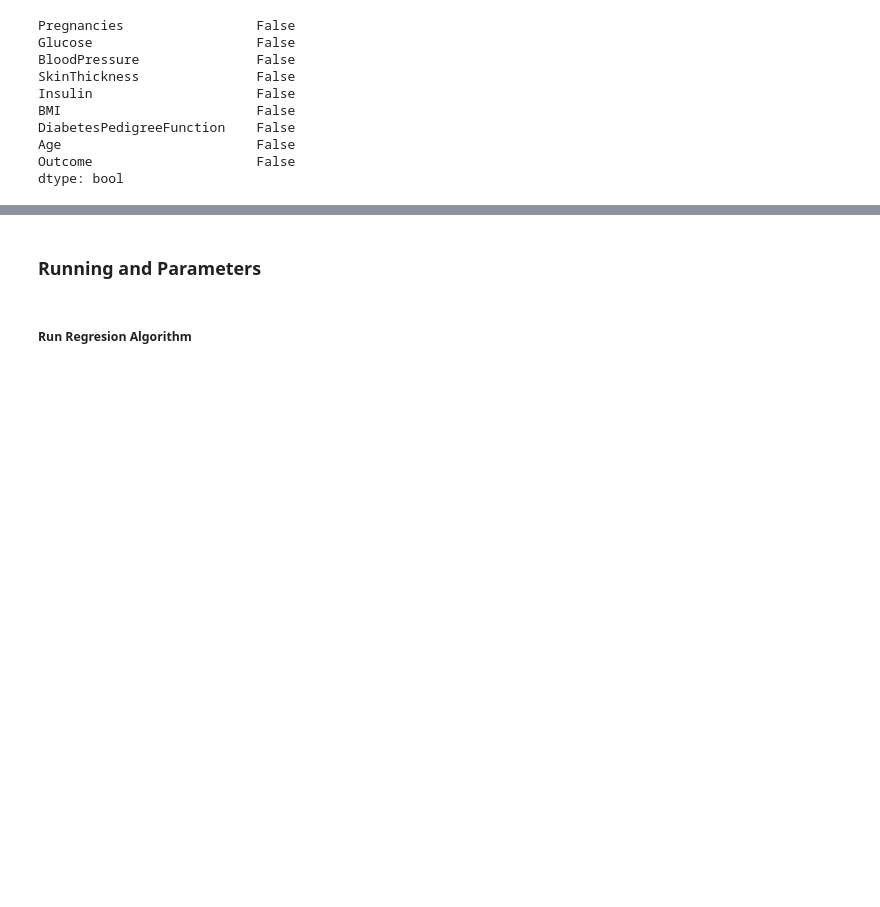
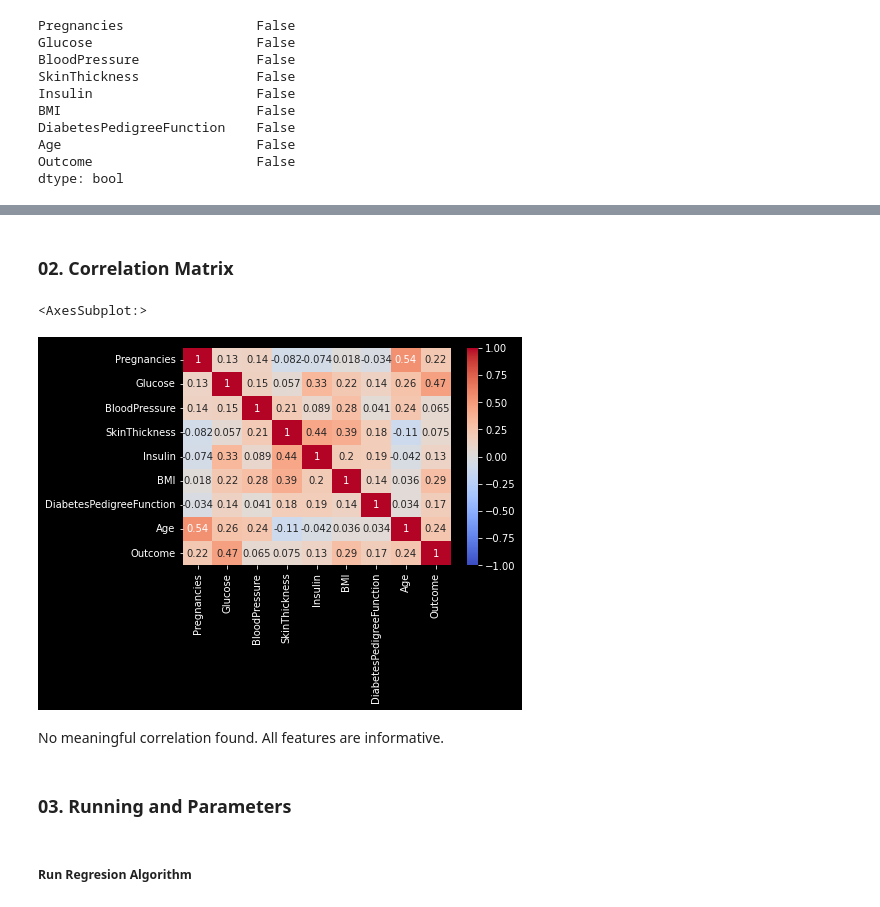
Before and after one commit to saradiazdelser/imlt-assignments, a Jupyter notebook: imlt-diabetes-logistic-regression.ipynb, the cells around one changed output, grey strips where cells are left out. Saved outputs shown, nothing was run; the diff lists cells and outputs as text; code cells hidden in the pictures; blank space fills up the shorter version.

Commit message:
Logistic Regression for diabetes dataset

```diff
--- a/imlt-diabetes-logistic-regression.ipynb
+++ b/imlt-diabetes-logistic-regression.ipynb
@@ -79,5 +80,18 @@ plot_data(dataset)
+# %% [markdown]
+### 02. Correlation Matrix
+# %%
+# Correlation data
+corr = dataset.corr()
+
+# Correlation matrix with seaborn (correlation val are -1 to 1, thats why vmin vmax)
+sns.heatmap(corr, vmin = -1, vmax = +1, annot = True, cmap = 'coolwarm')
+# %% [output]
+<AxesSubplot:>
+[figure, added]
+# %% [markdown]
+No meaningful correlation found. All features are informative.
 # %% [markdown]
-### Running and Parameters
+### 03. Running and Parameters
 # %% [markdown]
 ##### Run Regresion Algorithm
 # %%
```
Also changed, not shown: parts of 43 cells of this notebook.
